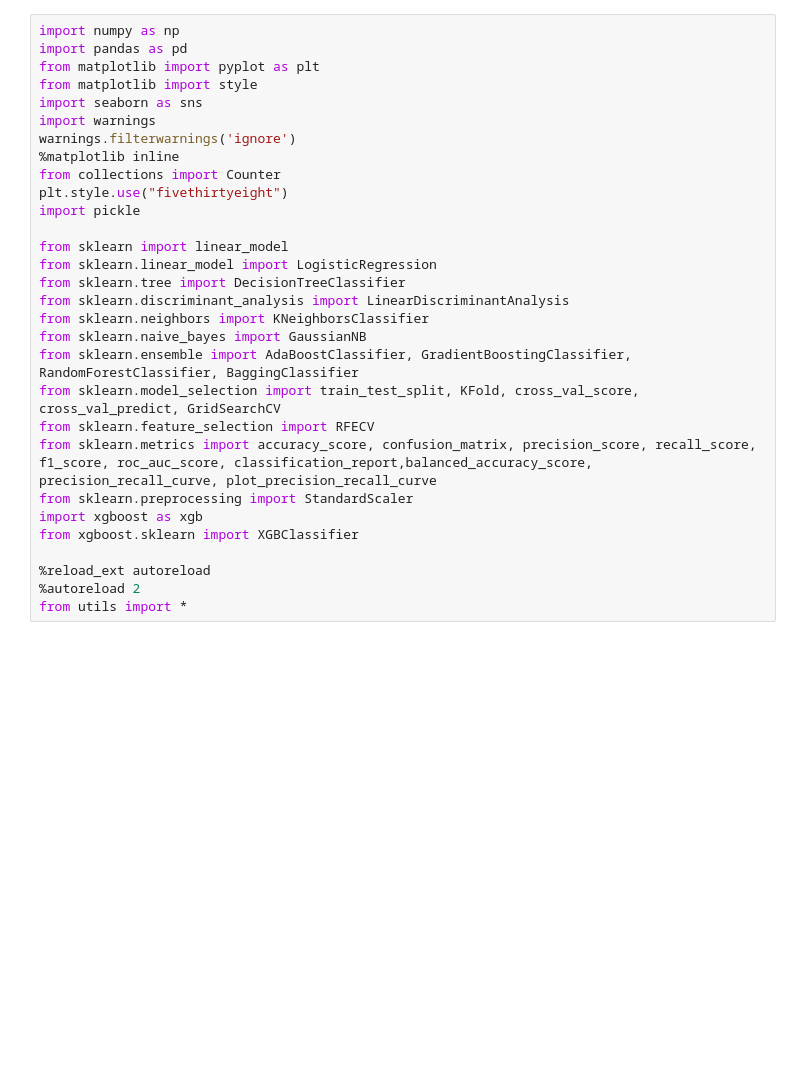
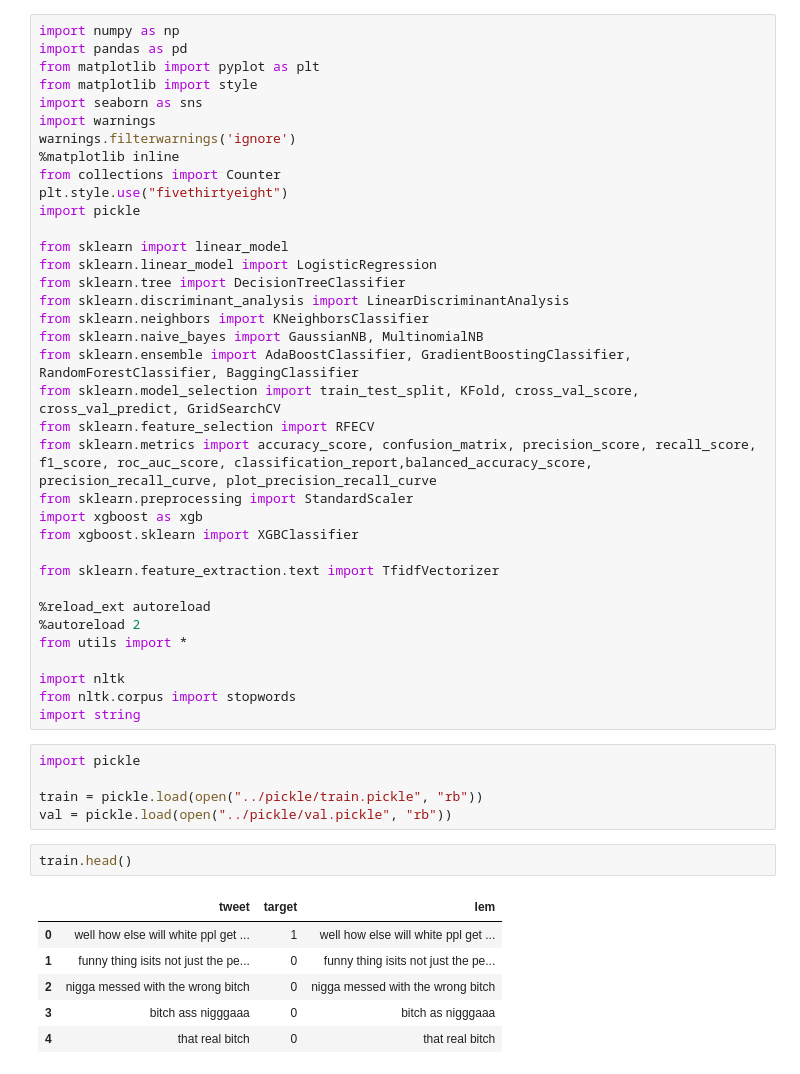
Before and after one commit to datascisteven/Twitter-Sentiment-Analysis, a Jupyter notebook: notebooks/modeling.ipynb, the cells around one changed output. Saved outputs shown, nothing was run; the diff lists cells and outputs as text; blank space fills up the shorter version.

```diff
--- a/notebooks/modeling.ipynb
+++ b/notebooks/modeling.ipynb
@@ -16,7 +16,7 @@ from sklearn.linear_model import LogisticRegression
 from sklearn.tree import DecisionTreeClassifier
 from sklearn.discriminant_analysis import LinearDiscriminantAnalysis
 from sklearn.neighbors import KNeighborsClassifier
-from sklearn.naive_bayes import GaussianNB
+from sklearn.naive_bayes import GaussianNB, MultinomialNB
 from sklearn.ensemble import AdaBoostClassifier, GradientBoostingClassifier, RandomForestClassifier, BaggingClassifier
 from sklearn.model_selection import train_test_split, KFold, cross_val_score, cross_val_predict, GridSearchCV
 from sklearn.feature_selection import RFECV
@@ -25,6 +25,26 @@ from sklearn.preprocessing import StandardScaler
 import xgboost as xgb
 from xgboost.sklearn import XGBClassifier
 
+from sklearn.feature_extraction.text import TfidfVectorizer
+
 %reload_ext autoreload
 %autoreload 2
 from utils import *
+
+import nltk
+from nltk.corpus import stopwords
+import string
+# %%
+import pickle
+
+train = pickle.load(open("../pickle/train.pickle", "rb"))
+val = pickle.load(open("../pickle/val.pickle", "rb"))
+# %%
+train.head()
+# %% [output]
+|  | tweet | target | lem |
+| 0 | well how else will white ppl get ... | 1 | well how else will white ppl get ... |
+| 1 | funny thing isits not just the pe... | 0 | funny thing isits not just the pe... |
+| 2 | nigga messed with the wrong bitch | 0 | nigga messed with the wrong bitch |
+| 3 | bitch ass nigggaaa | 0 | bitch as nigggaaa |
+| 4 | that real bitch | 0 | that real bitch |
```
Also changed, not shown: parts of 12 cells of this notebook, 9 other files.
